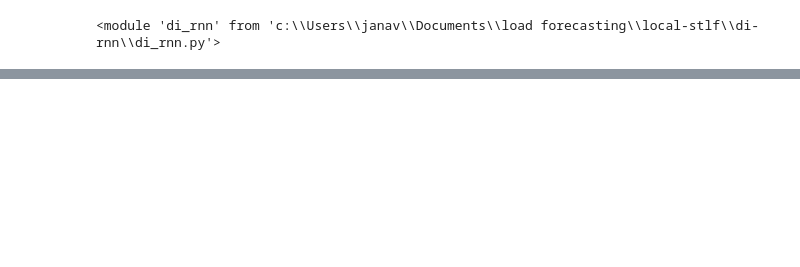
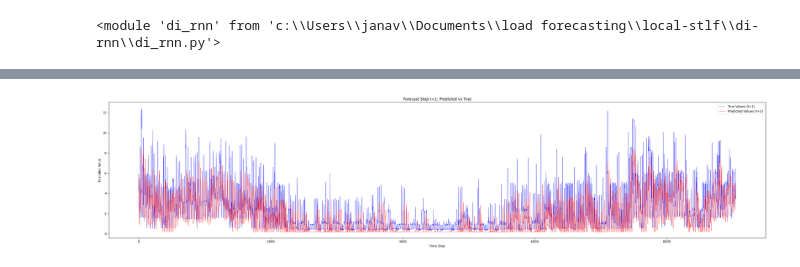
Before and after one commit to JanaJankovic/local-stlf, a Jupyter notebook: di-rnn/main.ipynb, the cells around one changed output, grey strips where cells are left out. Drawn from its saved outputs; the diff is of its cells as text; code cells hidden in the pictures; blank space fills up the shorter version.

```diff
--- a/di-rnn/main.ipynb
+++ b/di-rnn/main.ipynb
@@ -101,7 +101,7 @@ def preprocess_data(csv_path, m=4, n=3, freq='30min', splits=(0.6, 0.1, 0.3), ho
         'test':  (X_seq[val_end:], X_per[val_end:], y[val_end:])
     }
 
-    return data, scaler
+    return data, scaler, df_all
 # %%
 class RMSELoss(nn.Module):
     def __init__(self, eps=1e-8):
@@ -167,7 +179,0 @@ def train_dirnn(model, train_data, val_data, epochs=20, lr_rnn=0.005, lr_bpnn=0.
-# %%
-print("🚀 Running DI-RNN pipeline...")
-horizon = 4
-data, scaler = preprocess_data('mm79158.csv', m=192, n=7, horizon=4, freq='30min')
-train_data = data['train']
-val_data = data['val']
-test_data = data['test']
@@ -222,25 +207,65 @@ torch.save(model.state_dict(), "model_weights.pth")
 # %%
-model.eval()
-device = 'cpu'
+for m, n in samples:
+    print(f"\n\n🔍 Training with m={m}, n={n}, horizon={horizon}...")
+    data, scaler, _ = preprocess_data('mm79158.csv', m, n, horizon=horizon, freq='1h')
+    train_data = data['train']
+    val_data = data['val']
+    test_data = data['test']
 
-X_seq_test, X_per_test, y_test = test_data
-X_seq_test = torch.tensor(X_seq_test, dtype=torch.float32).to(device)
-X_per_test = torch.tensor(X_per_test, dtype=torch.float32).to(device)
-y_test = torch.tensor(y_test, dtype=torch.float32).to(device)
+    print("🧠 Initializing DIRNN model...")
+    model = DIRNN(seq_input_size=1, per_input_size=1, hidden_size=64, bp_hidden_size=128, dropout=0.2, horizon=horizon)
+    train_dirnn(model, train_data, val_data, epochs=100, lr_rnn=0.005, lr_bpnn=0.008, patience=3, device=device, min_epochs = 10)
 
-preds = []
+    torch.save(model, f"models/dirnn_model_{m}_{n}.pth")
 
-with torch.no_grad():
-    for i in range(0, len(X_seq_test)):
-        seq_x = X_seq_test[i].unsqueeze(0)  # [1, m, 1]
-        per_x = X_per_test[i].unsqueeze(0)  # [1, n, 1]
+    model.eval()
 
-        pred = model(seq_x, per_x).squeeze(0).cpu().numpy()  # [horizon]
-        preds.append(pred)
+    X_seq_test, X_per_test, y_test = test_data
+    X_seq_test = torch.tensor(X_seq_test, dtype=torch.float32).to(device)
+    X_per_test = torch.tensor(X_per_test, dtype=torch.float32).to(device)
+    y_test = torch.tensor(y_test, dtype=torch.float32).to(device)
 
-preds = np.array(preds)  # [samples, horizon]
-true_vals = y_test.cpu().numpy()  # [samples, horizon]
+    preds = []
 
-# Rescale to original units
-preds_rescaled = scaler.inverse_transform(preds)
-true_rescaled = scaler.inverse_transform(true_vals)
+    with torch.no_grad():
+        for i in range(0, len(X_seq_test)):
+            seq_x = X_seq_test[i].unsqueeze(0).to(device)  # [1, m, 1]
+            per_x = X_per_test[i].unsqueeze(0).to(device)  # [1, n, 1]
+
+            pred = model(seq_x, per_x).squeeze(0)
+            preds.append(pred)
+
+    preds = preds = torch.stack(preds).cpu().numpy()  # [samples, horizon]
+    true_vals = y_test.cpu().numpy()  # [samples, horizon]
+
+    # Rescale to original units
+    preds_rescaled = scaler.inverse_transform(preds)
+    true_rescaled = scaler.inverse_transform(true_vals)
+
+    print(f"\n Shapes: {preds_rescaled.shape}, {true_rescaled.shape}")
+
+    mae = mean_absolute_error(true_rescaled.flatten(), preds_rescaled.flatten())
+    mse = mean_squared_error(true_rescaled.flatten(), preds_rescaled.flatten())
+    mape = mean_absolute_percentage_error(true_rescaled.flatten(), preds_rescaled.flatten())
+
+    print("\n📊 Evaluation Metrics:")
+    print(f"✅ MAE:  {mae:.4f}")
+    print(f"✅ MSE:  {mse:.4f}")
+    print(f"✅ MAPE: {mape:.4f}")
+
+    print(preds_rescaled.max(), preds_rescaled.min())
+
+    pred_step1 = preds_rescaled[:, 0]
+    true_step1 = true_rescaled[:, 0]
+
+    # Now plot 1:1 aligned forecast
+    plt.figure(figsize=(30, 7))
+    plt.plot(true_step1, color='blue', linewidth=0.5, label='True Values (t+1)')
+    plt.plot(pred_step1, color='red', linewidth=0.5, label='Predicted Values (t+1)')
+    plt.title("Forecast Step t+1: Predicted vs True")
+    plt.xlabel("Time Step")
+    plt.ylabel("Rescaled Value")
+    plt.legend()
+    plt.tight_layout()
+    plt.show()
+# %% [output]
@@ -246,0 +289 @@ true_rescaled = scaler.inverse_transform(true_vals)
+[figure, added]
```
Also changed, not shown: parts of 26 cells of this notebook, 9 other files.
